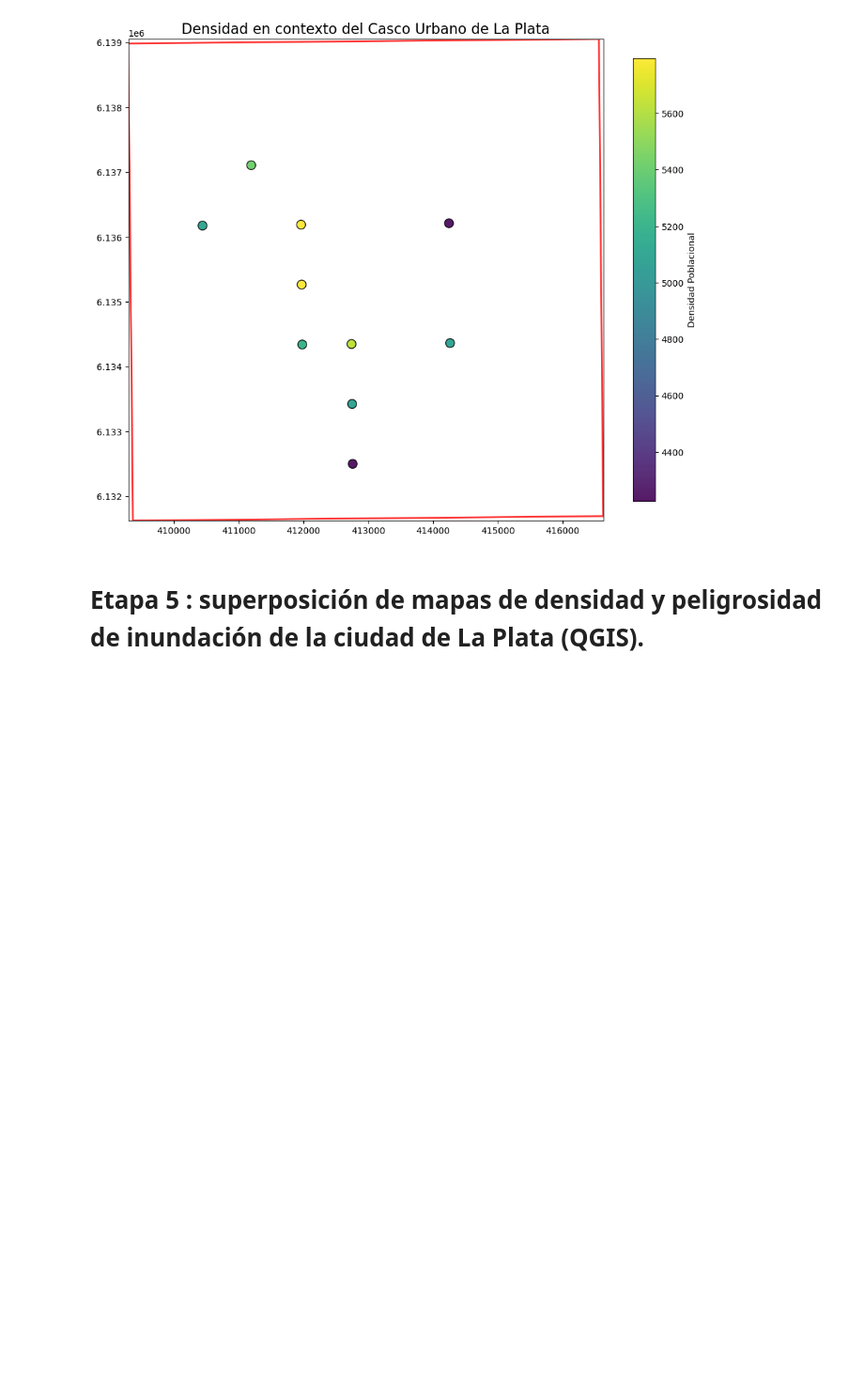
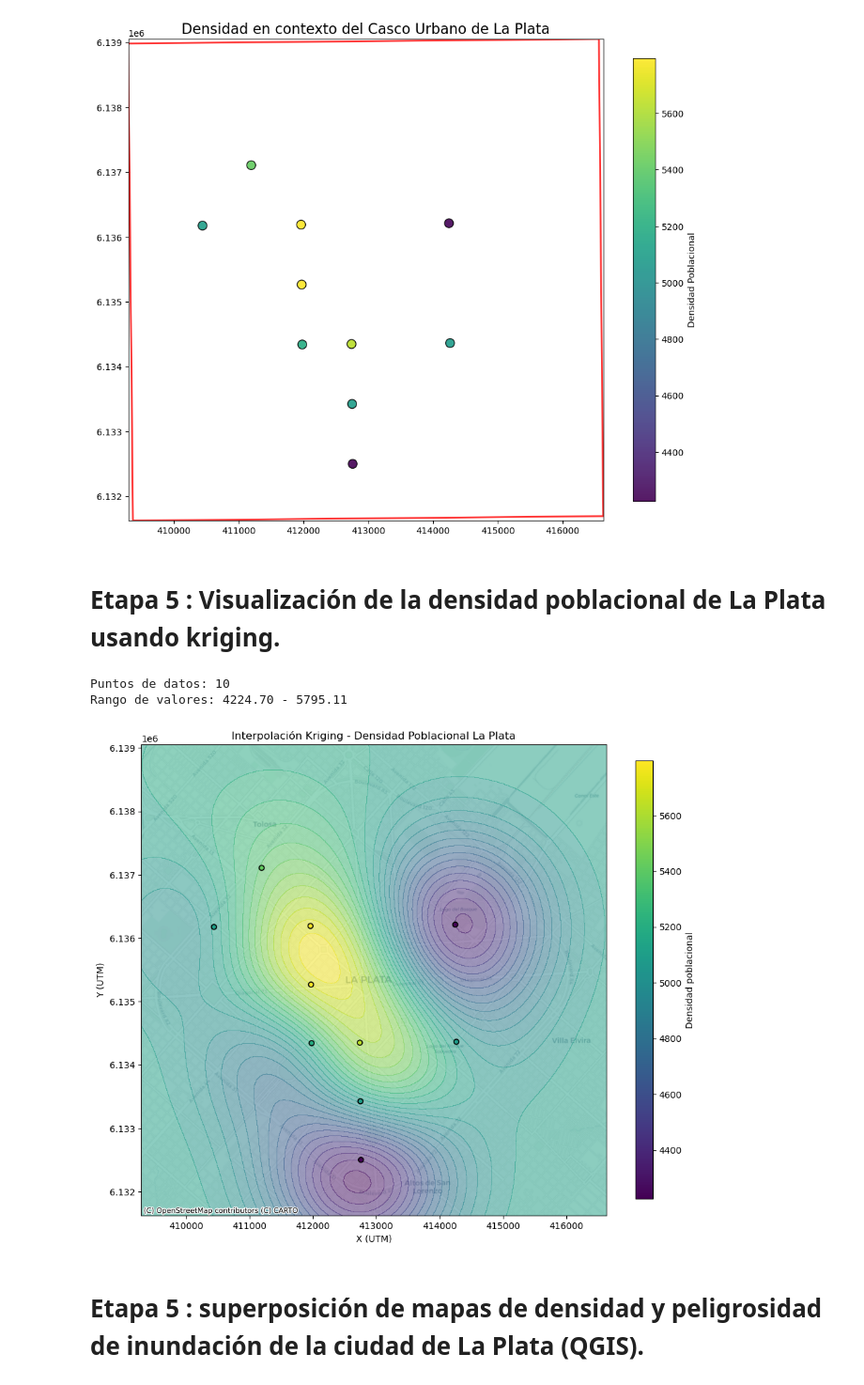
Before and after one commit to andreasoledadguerra/flood-insurance-lead-detection, a Jupyter notebook: flood_insurance.ipynb, the cells around one changed output. Shown at 94% size. Cells and saved outputs as stored; diff of their text form; code cells hidden in the pictures; blank space fills up the shorter version.

```diff
--- a/flood_insurance.ipynb
+++ b/flood_insurance.ipynb
@@ -138,18 +151,17 @@ plt.show()
 city_bounds_and_density_plot(gdf_la_plata_from_polygon, coords_centroides, values_density_lp, bounds_lp)
 # %% [output]
 [figure]
+# %% [markdown]
+# Etapa 5 :  Visualización de la densidad poblacional de La Plata usando kriging.
 # %%
-# Visualización de la densidad poblacional de La Plata usando kriging
-
 # Extraer coordenadas de los centroides,y valores desde el GeoDataFrame
-coords =np.array([[point.x, point.y] for point in casco_utm.geometry.centroid])
-values_density = casco_urbano['densidad_poblacional_lp'].values
+coords =np.array([[point.x, point.y] for point in casco_urbano_utm.geometry.centroid])
 
 print(f"Puntos de datos: {len(coords)}")
-print(f"Rango de valores: {values_density.min():.2f} - {values_density.max():.2f}")
+print(f"Rango de valores: {values_density_lp.min():.2f} - {values_density_lp.max():.2f}")
 
 # Crear grid de puntos para interpolación
-grid_x, grid_y = np.mgrid[bounds_proj[0]:bounds_proj[2]:150j, bounds_proj[1]:bounds_proj[3]:150j]
+grid_x, grid_y = np.mgrid[bounds_lp[0]:bounds_lp[2]:150j, bounds_lp[1]:bounds_lp[3]:150j]
 grid_coords = np.column_stack([grid_x.ravel(), grid_y.ravel()])
 
 #Definir kernel para el modelo de kriging
@@ -163,7 +175,7 @@ gpr = GaussianProcessRegressor(kernel=kernel,
                                 normalize_y=True)
 
 # Entrenar el modelo
-gpr.fit(coords, values_density)
+gpr.fit(coords, values_density_lp)
 
 #Predecir en el grid
 grid_2_kriging, pred_std = gpr.predict(grid_coords, return_std=True)
@@ -177,39 +189,43 @@ fig, ax = plt.subplots(figsize=(10, 10))
 contour = ax.contourf(grid_x, grid_y, grid_z, levels=30, cmap='viridis', alpha=0.5)
 
 # Plotear los polígonos originales con bordes
-casco_utm.plot(column='densidad_poblacional_lp',
+casco_urbano_utm.plot(column='Z',
                cmap='viridis',
                alpha=0.5,
                edgecolor='black',
                linewidth=1.0,
                ax=ax)
 
 # Plotear los puntos centroides
 scatter = ax.scatter(coords[:, 0], coords[:, 1],
-                    c=values_density,
+                    c=values_density_lp,
                     cmap='viridis',
                     s=30,
                     edgecolors='black',
                     linewidths=1,
                     zorder=5)
 
 # Ajustar límites del gráfico según los límites de La Plata
-ax.set_xlim(bounds_proj[0], bounds_proj[2])
-ax.set_ylim(bounds_proj[1], bounds_proj[3])
+ax.set_xlim(bounds_lp[0], bounds_lp[2])
+ax.set_ylim(bounds_lp[1], bounds_lp[3])
 
 #Mapa base más sutil
-ctx.add_basemap(ax, crs=casco_utm.crs.to_string(),
+ctx.add_basemap(ax, crs=casco_urbano_utm.crs.to_string(),
                source=ctx.providers.CartoDB.Positron,
                alpha = 0.9)
 
 # Agregar colorbar para el scatter
 plt.colorbar(scatter, ax=ax, label='Densidad poblacional',shrink=0.7, aspect=25)
 
 # Agregar título y etiquetas
 ax.set_title('Interpolación Kriging - Densidad Poblacional La Plata')
 ax.set_xlabel('X (UTM)')
 ax.set_ylabel('Y (UTM)')
 
 plt.tight_layout()
 plt.show()
+# %% [output]
+Puntos de datos: 10
+Rango de valores: 4224.70 - 5795.11
+[figure, added]
 # %%
```
Also changed, not shown: parts of 3 cells of this notebook.
